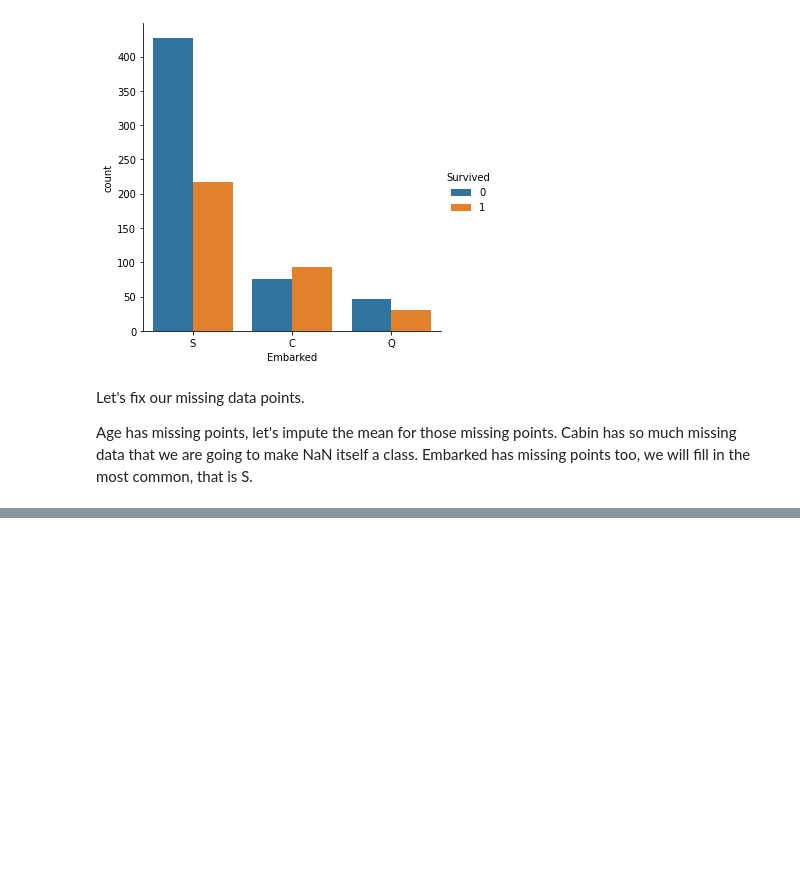
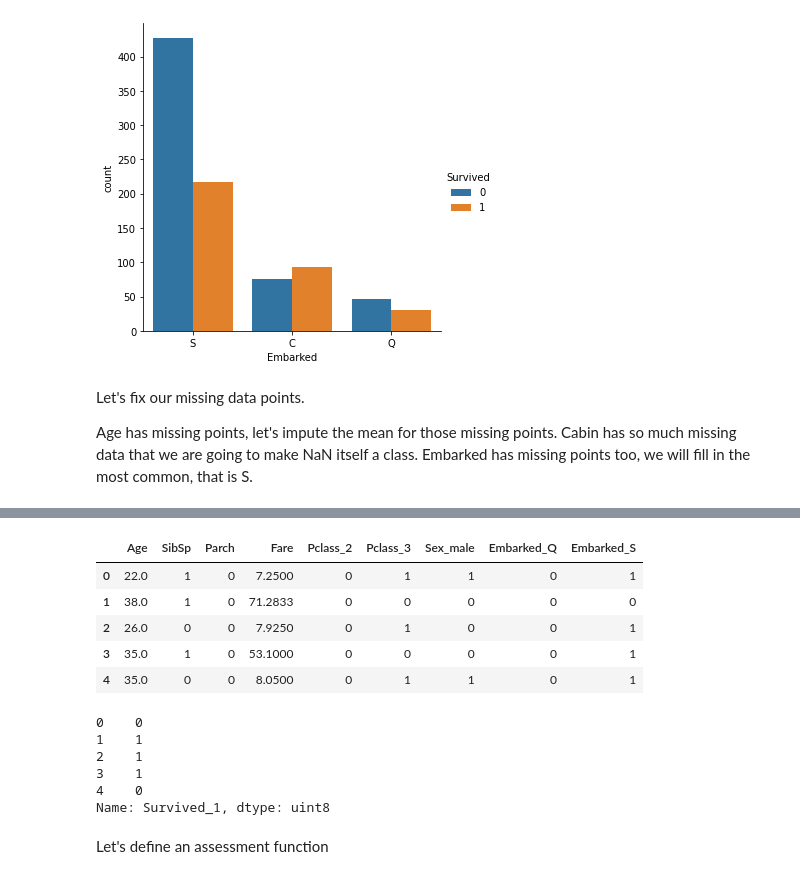
Before and after one commit to TosinPhillip/Titanic-Survival-Prediction-Challenge, a Jupyter notebook: titanic.ipynb, the cells around one changed output, grey strips where cells are left out. Drawn from its saved outputs; the diff is of its cells as text; code cells hidden in the pictures; blank space fills up the shorter version.

```diff
--- a/titanic.ipynb
+++ b/titanic.ipynb
@@ -208,0 +236,19 @@ None
+# %%
+y = train.pop('Survived_1')
+X = train.drop(['Survived', 'Pclass','Sex', 'Embarked'], axis=1)
+test.drop(['Pclass','Sex', 'Embarked'], axis=1, inplace=True)
+display(X.head())
+display(y.head())
+# %% [output]
+|  | Age | SibSp | Parch | Fare | Pclass_2 | Pclass_3 | Sex_male | Embarked_Q | Embarked_S |
+| 0 | 22.0 | 1 | 0 | 7.2500 | 0 | 1 | 1 | 0 | 1 |
+| 1 | 38.0 | 1 | 0 | 71.2833 | 0 | 0 | 0 | 0 | 0 |
+| 2 | 26.0 | 0 | 0 | 7.9250 | 0 | 1 | 0 | 0 | 1 |
+| 3 | 35.0 | 1 | 0 | 53.1000 | 0 | 0 | 0 | 0 | 1 |
+| 4 | 35.0 | 0 | 0 | 8.0500 | 0 | 1 | 1 | 0 | 1 |
+0    0
+1    1
+2    1
+3    1
+4    0
+Name: Survived_1, dtype: uint8
@@ -208,0 +258,2 @@ None
+# %% [markdown]
+Let's define an assessment function
```
Also changed, not shown: parts of 17 cells of this notebook.
